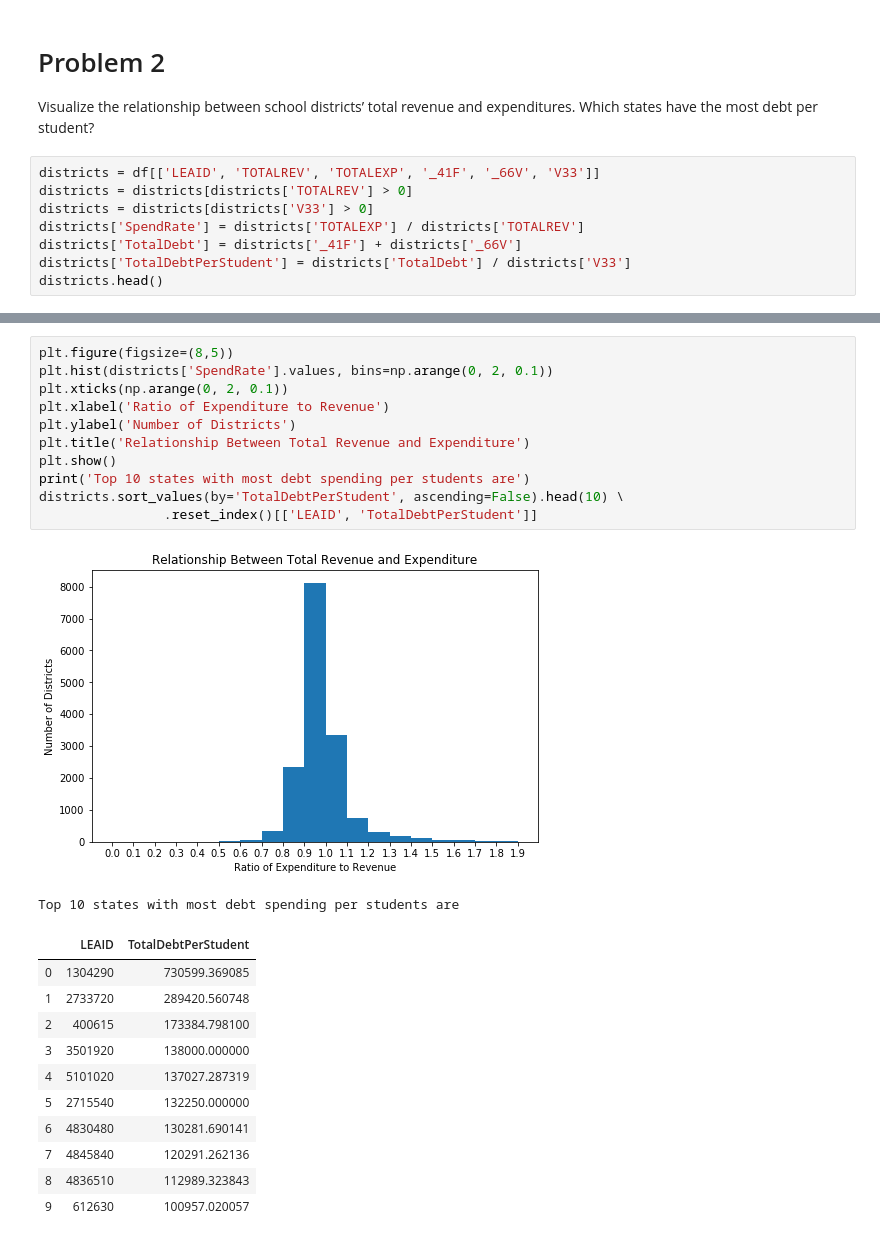
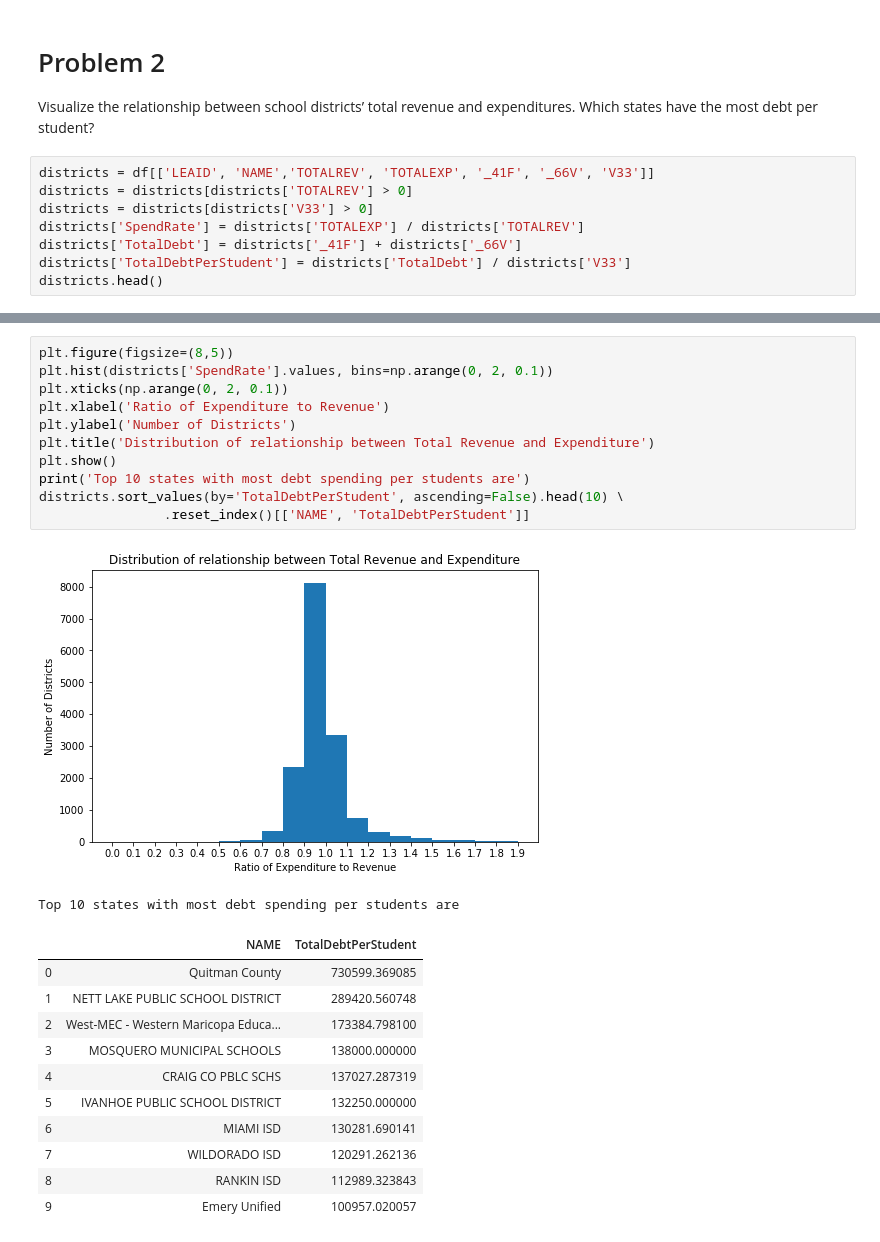
Before and after one commit to sarthakkothari/DS5500, a Jupyter notebook: HW3/HW3.ipynb, the cells around one changed output, grey strips where cells are left out. Saved outputs shown, nothing was run; the diff lists cells and outputs as text.

```diff
--- a/HW3/HW3.ipynb
+++ b/HW3/HW3.ipynb
@@ -64,7 +64,7 @@ Top 10 states with highest spending per students are
 Visualize the relationship between school districts’ total revenue and expenditures.
 Which states have the most debt per student?
 # %%
-districts = df[['LEAID', 'TOTALREV', 'TOTALEXP', '_41F', '_66V', 'V33']]
+districts = df[['LEAID', 'NAME','TOTALREV', 'TOTALEXP', '_41F', '_66V', 'V33']]
 districts = districts[districts['TOTALREV'] > 0]
 districts = districts[districts['V33'] > 0]
 districts['SpendRate'] = districts['TOTALEXP'] / districts['TOTALREV']
@@ -81,25 +81,25 @@ districts.head()
 # %%
 plt.figure(figsize=(8,5))
 plt.hist(districts['SpendRate'].values, bins=np.arange(0, 2, 0.1))
 plt.xticks(np.arange(0, 2, 0.1))
 plt.xlabel('Ratio of Expenditure to Revenue')
 plt.ylabel('Number of Districts')
-plt.title('Relationship Between Total Revenue and Expenditure')
+plt.title('Distribution of relationship between Total Revenue and Expenditure')
 plt.show()
 print('Top 10 states with most debt spending per students are')
 districts.sort_values(by='TotalDebtPerStudent', ascending=False).head(10) \
-                .reset_index()[['LEAID', 'TotalDebtPerStudent']]
+                .reset_index()[['NAME', 'TotalDebtPerStudent']]
 # %% [output]
-[figure, old version]
+[figure, new version]
 Top 10 states with most debt spending per students are
-|  | LEAID | TotalDebtPerStudent |
-| 0 | 1304290 | 730599.369085 |
-| 1 | 2733720 | 289420.560748 |
-| 2 | 400615 | 173384.798100 |
-| 3 | 3501920 | 138000.000000 |
-| 4 | 5101020 | 137027.287319 |
-| 5 | 2715540 | 132250.000000 |
-| 6 | 4830480 | 130281.690141 |
-| 7 | 4845840 | 120291.262136 |
-| 8 | 4836510 | 112989.323843 |
-| 9 | 612630 | 100957.020057 |
+|  | NAME | TotalDebtPerStudent |
+| 0 | Quitman County | 730599.369085 |
+| 1 | NETT LAKE PUBLIC SCHOOL DISTRICT | 289420.560748 |
+| 2 | West-MEC - Western Maricopa Educa... | 173384.798100 |
+| 3 | MOSQUERO MUNICIPAL SCHOOLS | 138000.000000 |
+| 4 | CRAIG CO PBLC SCHS | 137027.287319 |
+| 5 | IVANHOE PUBLIC SCHOOL DISTRICT | 132250.000000 |
+| 6 | MIAMI ISD | 130281.690141 |
+| 7 | WILDORADO ISD | 120291.262136 |
+| 8 | RANKIN ISD | 112989.323843 |
+| 9 | Emery Unified | 100957.020057 |
```
Also changed, not shown: parts of 5 cells of this notebook.
